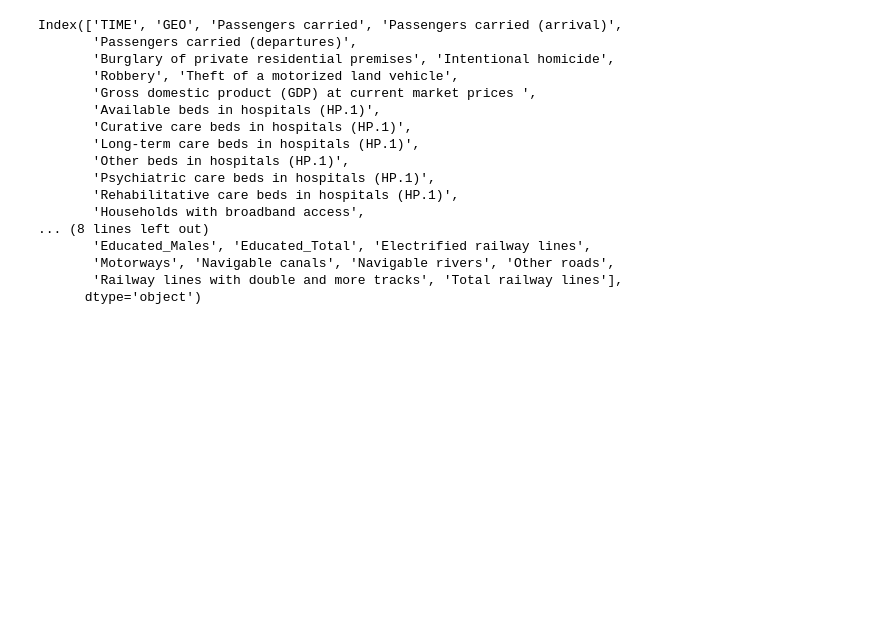
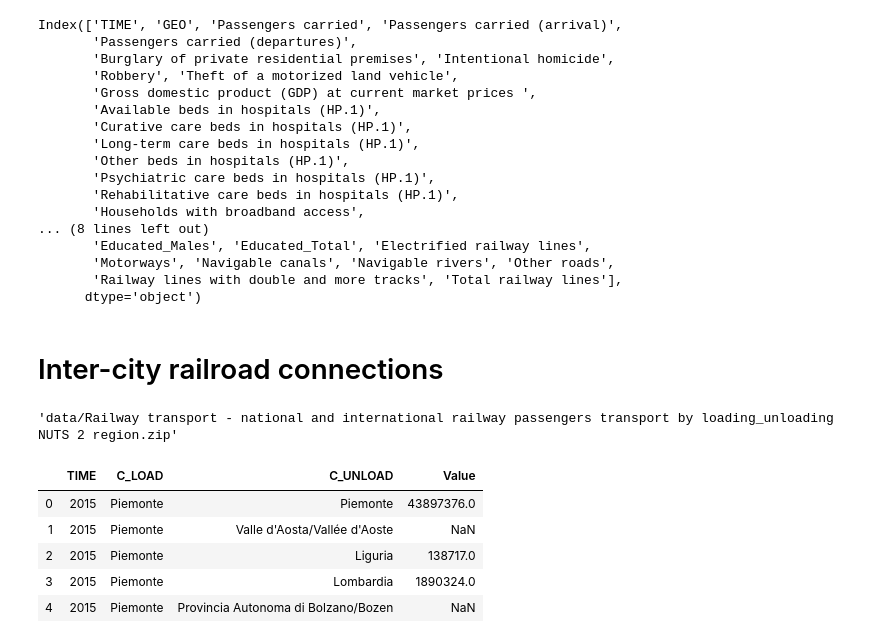
Before and after one commit to mikeweltevrede/master_thesis_corona, a Jupyter notebook: eurostat_reader.ipynb, the cells around one changed output. Drawn from its saved outputs; the diff is of its cells as text; code cells hidden in the pictures; blank space fills up the shorter version.

```diff
--- a/eurostat_reader.ipynb
+++ b/eurostat_reader.ipynb
@@ -92,3 +92,11 @@ Index(['TIME', 'GEO', 'Passengers carried', 'Passengers carried (arrival)',
        'Motorways', 'Navigable canals', 'Navigable rivers', 'Other roads',
        'Railway lines with double and more tracks', 'Total railway lines'],
       dtype='object')
+# %% [markdown]
+# Inter-city railroad connections
+# %%
+file_path = ("data/Railway transport - national and international railway passengers transport by "
+             "loading_unloading NUTS 2 region.zip")
+file_path
+# %% [output]
+'data/Railway transport - national and international railway passengers transport by loading_unloading NUTS 2 region.zip'
@@ -94,0 +115,9 @@ Index(['TIME', 'GEO', 'Passengers carried', 'Passengers carried (arrival)',
+# %%
+df.head()
+# %% [output]
+|  | TIME | C_LOAD | C_UNLOAD | Value |
+| 0 | 2015 | Piemonte | Piemonte | 43897376.0 |
+| 1 | 2015 | Piemonte | Valle d'Aosta/Vallée d'Aoste | NaN |
+| 2 | 2015 | Piemonte | Liguria | 138717.0 |
+| 3 | 2015 | Piemonte | Lombardia | 1890324.0 |
+| 4 | 2015 | Piemonte | Provincia Autonoma di Bolzano/Bozen | NaN |
```
Also changed, not shown: parts of 3 cells of this notebook.
